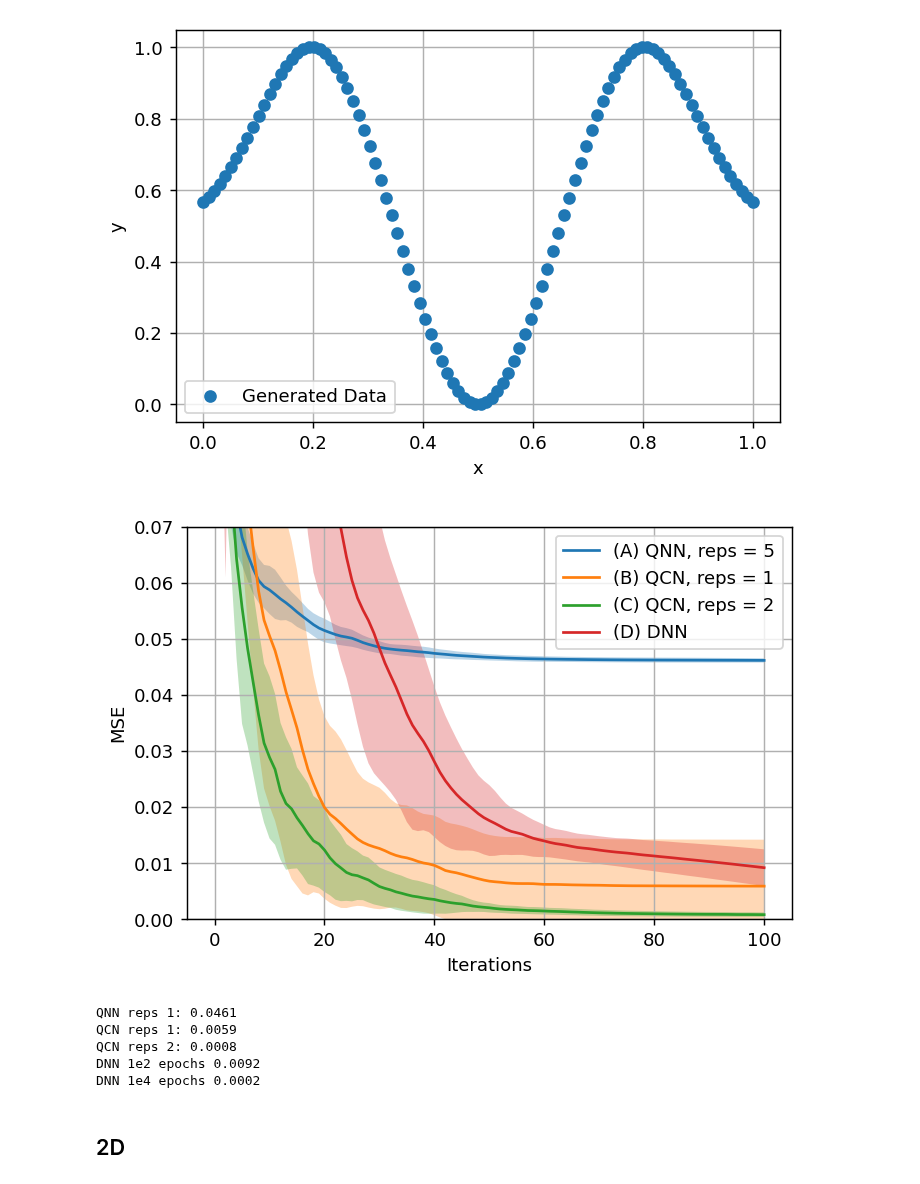
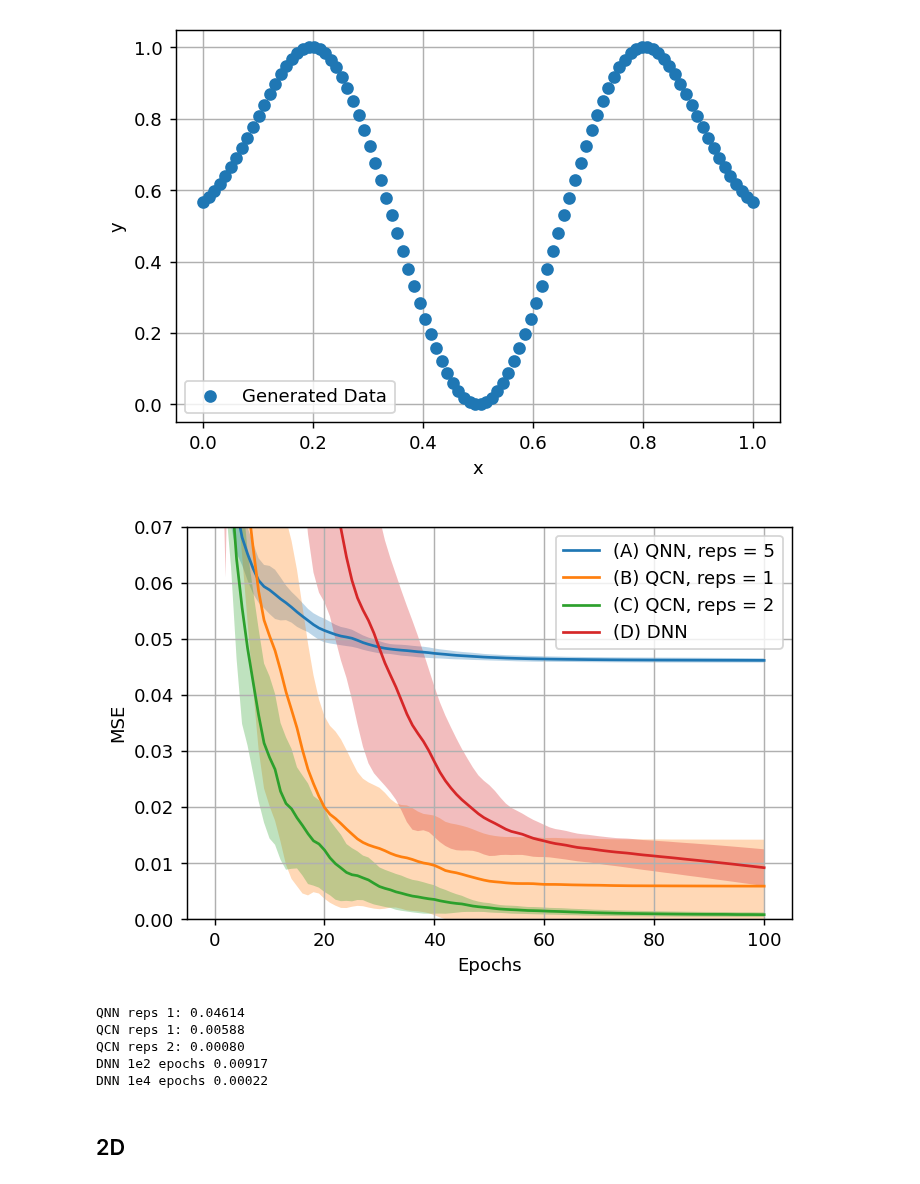
Before and after one commit to KristianWold/Master-Thesis, a Jupyter notebook: notebooks/analysis/Trainability, Analysis.ipynb, the cells around one changed output. Saved outputs shown, nothing was run; the diff lists cells and outputs as text; code cells hidden in the pictures.

```diff
--- a/notebooks/analysis/Trainability, Analysis.ipynb
+++ b/notebooks/analysis/Trainability, Analysis.ipynb
@@ -69,40 +72,40 @@ avg4 = np.mean(loss4, axis=0)
 # %%
 alpha = 0.3
 epochs = list(range(101))
 
 fig=plt.figure(figsize=(6,4), dpi=130, facecolor='w', edgecolor='k')
 
 plt.fill_between(epochs, avg_qnn - std_qnn, avg_qnn + std_qnn, alpha=alpha)
 plt.fill_between(epochs, avg1 - std1, avg1 + std1, alpha=alpha)
 plt.fill_between(epochs, avg2 - std2, avg2 + std2, alpha=alpha)
 plt.fill_between(epochs, avg3 - std3, avg3 + std3, alpha=alpha)
 plt.plot(epochs, avg_qnn)
 plt.plot(epochs, avg1)
 plt.plot(epochs, avg2)
 plt.plot(epochs, avg3[:101])
 
-plt.xlabel("Iterations")
+plt.xlabel("Epochs")
 plt.ylabel("MSE")
 plt.legend(["(A) QNN, reps = 5", "(B) QCN, reps = 1", "(C) QCN, reps = 2", "(D) DNN"])
 plt.grid()
 plt.ylim([0, 0.07])
 plt.show()
 
 fig.savefig(image_path("1D_gaussian_data_fit.pdf"), bbox_inches='tight')
 # %% [output]
-[figure, old version]
+[figure, new version]
 # %%
-print(f"QNN reps 1: {avg_qnn[-1]:.4f}")
-print(f"QCN reps 1: {avg1[-1]:.4f}")
-print(f"QCN reps 2: {avg2[-1]:.4f}")
-print(f"DNN 1e2 epochs {avg3[-1]:.4f}")
-print(f"DNN 1e4 epochs {avg4[-1]:.4f}")
+print(f"QNN reps 1: {avg_qnn[-1]:.5f}")
+print(f"QCN reps 1: {avg1[-1]:.5f}")
+print(f"QCN reps 2: {avg2[-1]:.5f}")
+print(f"DNN 1e2 epochs {avg3[-1]:.5f}")
+print(f"DNN 1e4 epochs {avg4[-1]:.5f}")
 # %% [output]
-QNN reps 1: 0.0461
-QCN reps 1: 0.0059
-QCN reps 2: 0.0008
-DNN 1e2 epochs 0.0092
-DNN 1e4 epochs 0.0002
+QNN reps 1: 0.04614
+QCN reps 1: 0.00588
+QCN reps 2: 0.00080
+DNN 1e2 epochs 0.00917
+DNN 1e4 epochs 0.00022
 # %% [markdown]
 ## 2D
 # %%
```
Also changed, not shown: parts of 3 cells of this notebook, 9 other files.
